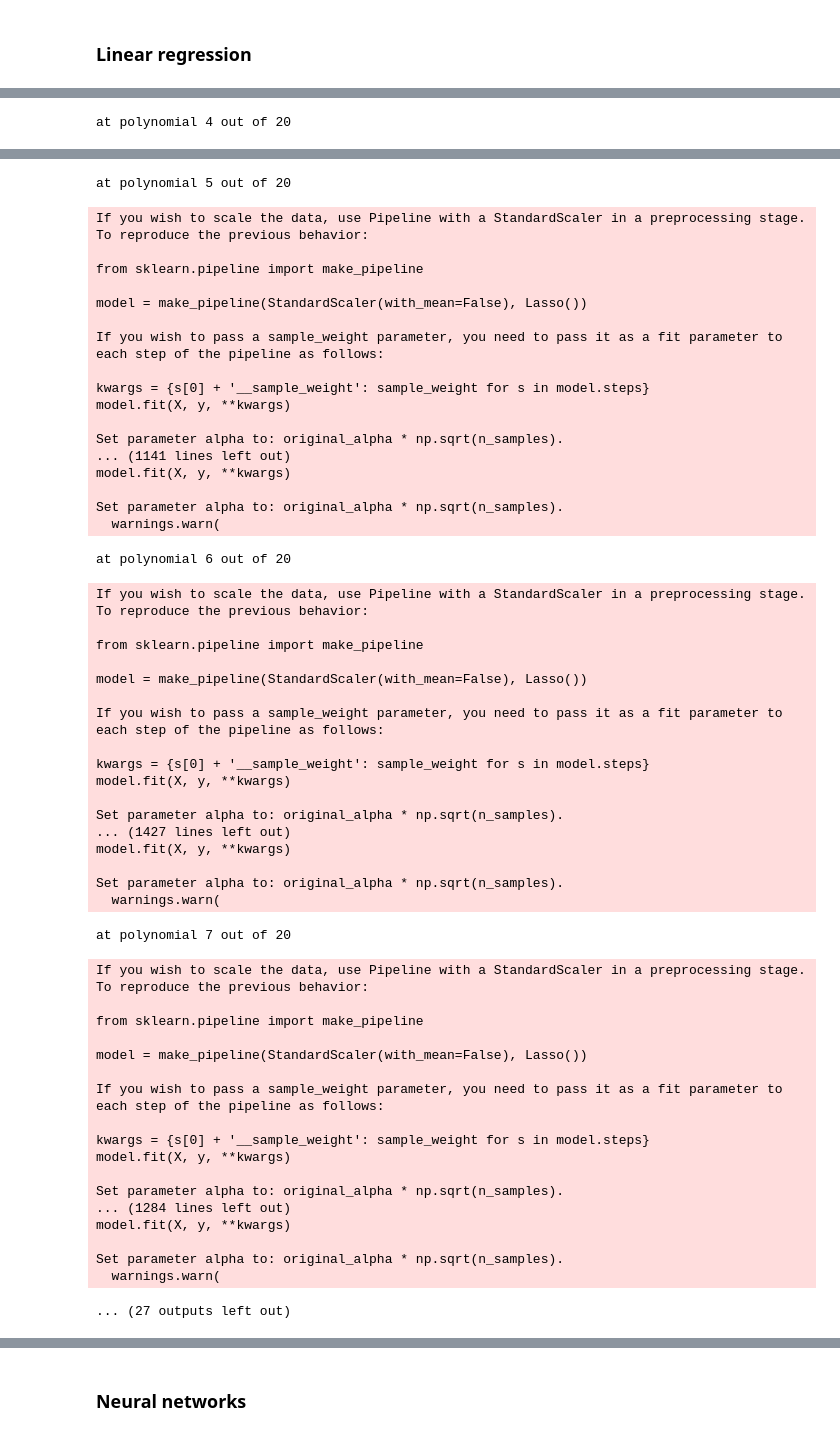
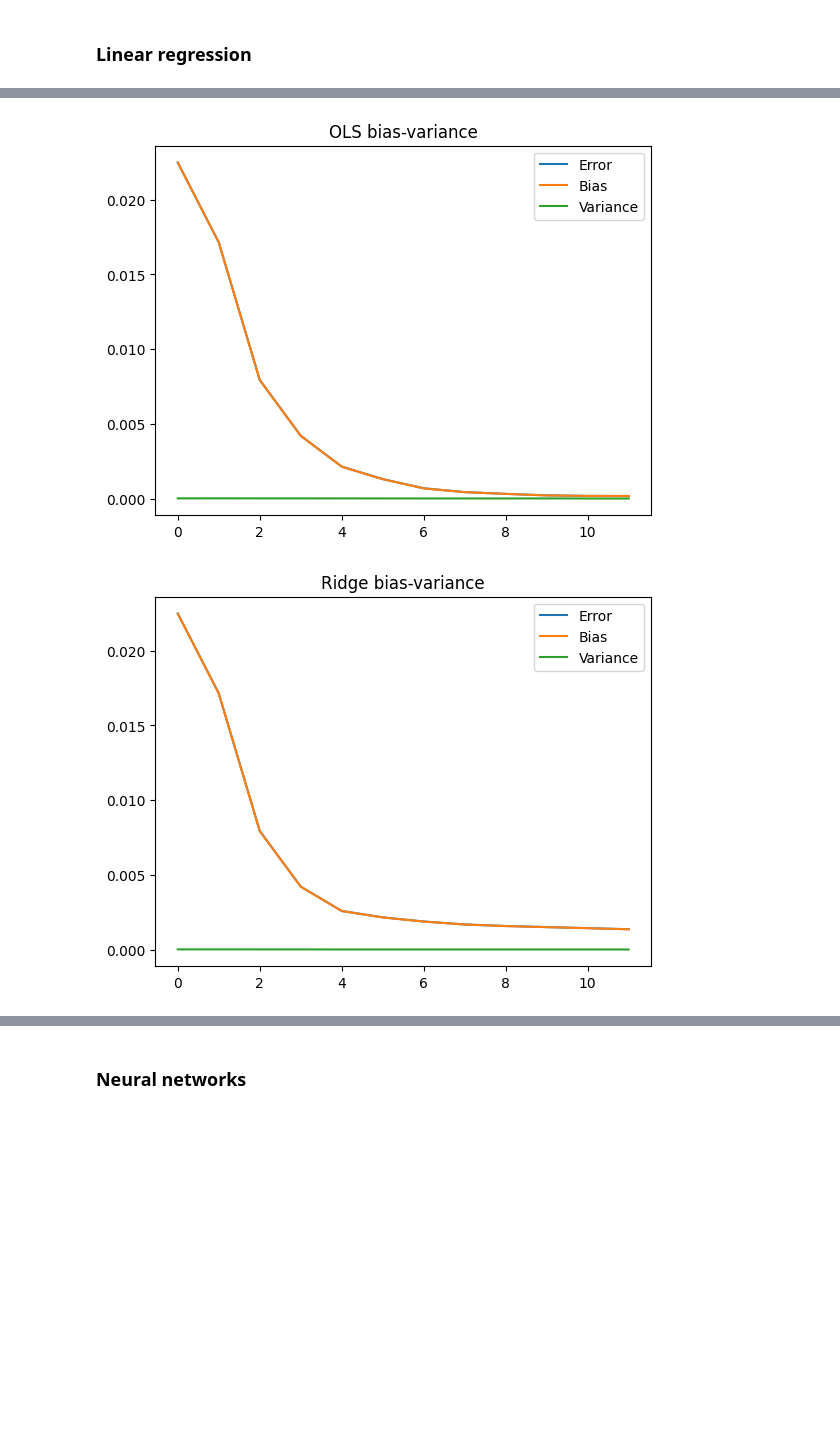
Before and after one commit to mathiasmellemstuen/FYS_STK4155_Prosjekt_3, a Jupyter notebook: src/bias_variance.ipynb, the cells around one changed output, grey strips where cells are left out. Drawn from its saved outputs; the diff is of its cells as text; code cells hidden in the pictures; blank space fills up the shorter version.

```diff
--- a/src/bias_variance.ipynb
+++ b/src/bias_variance.ipynb
@@ -18,7 +23,7 @@ x, y, z = create_data_samples(DataSamplesType.TEST)
 # %% [markdown]
 ### Linear regression
 # %%
-max_polynominal = 20
+max_polynominal = 12
 test_size = 0.2
 n_bootstraps = 100
 
@@ -26,6 +31,8 @@ ols_model = LinearModel(LinearModelType.OLS)
 ridge_model = LinearModel(LinearModelType.RIDGE)
 lasso_model = LinearModel(LinearModelType.LASSO)
 
+ridge_model.set_lambda(0.001)
+lasso_model.set_lambda(0.001)
 
 x = x.ravel()
 y = y.ravel()
@@ -77,4 +84,21 @@ plt.plot(biases[0, :], label="Bias")
 plt.plot(variances[0, :], label="Variance")
 plt.legend()
 plt.savefig("../figures/ols_bias_variance")
+
+
+plt.figure()
+plt.title("Ridge bias-variance")
+plt.plot(errors[1, :], label="Error")
+plt.plot(biases[1, :], label="Bias")
+plt.plot(variances[1, :], label="Variance")
+plt.legend()
+plt.savefig("../figures/ridge_bias_variance")
+
+plt.figure()
+plt.title("Lasso bias-variance")
+plt.plot(errors[1, :], label="Error")
+plt.plot(biases[1, :], label="Bias")
+plt.plot(variances[1, :], label="Variance")
+plt.legend()
+plt.savefig("../figures/lasso_bias_variance")
 # %% [output]
@@ -118 +116,0 @@ Set parameter alpha to: original_alpha * np.sqrt(n_samples).
-at polynomial 4 out of 20
@@ -136,55 +117,2 @@ Set parameter alpha to: original_alpha * np.sqrt(n_samples).
-at polynomial 5 out of 20
-If you wish to scale the data, use Pipeline with a StandardScaler in a preprocessing stage. To reproduce the previous behavior:
-
-from sklearn.pipeline import make_pipeline
-
-model = make_pipeline(StandardScaler(with_mean=False), Lasso())
-
-If you wish to pass a sample_weight parameter, you need to pass it as a fit parameter to each step of the pipeline as follows:
-
-kwargs = {s[0] + '__sample_weight': sample_weight for s in model.steps}
-model.fit(X, y, **kwargs)
-
-Set parameter alpha to: original_alpha * np.sqrt(n_samples).
-... (1141 lines left out)
-model.fit(X, y, **kwargs)
-
-Set parameter alpha to: original_alpha * np.sqrt(n_samples).
-  warnings.warn(
-at polynomial 6 out of 20
-If you wish to scale the data, use Pipeline with a StandardScaler in a preprocessing stage. To reproduce the previous behavior:
-
-from sklearn.pipeline import make_pipeline
-
-model = make_pipeline(StandardScaler(with_mean=False), Lasso())
-
-If you wish to pass a sample_weight parameter, you need to pass it as a fit parameter to each step of the pipeline as follows:
-
-kwargs = {s[0] + '__sample_weight': sample_weight for s in model.steps}
-model.fit(X, y, **kwargs)
-
-Set parameter alpha to: original_alpha * np.sqrt(n_samples).
-... (1427 lines left out)
-model.fit(X, y, **kwargs)
-
-Set parameter alpha to: original_alpha * np.sqrt(n_samples).
-  warnings.warn(
-at polynomial 7 out of 20
-If you wish to scale the data, use Pipeline with a StandardScaler in a preprocessing stage. To reproduce the previous behavior:
-
-from sklearn.pipeline import make_pipeline
-
-model = make_pipeline(StandardScaler(with_mean=False), Lasso())
-
-If you wish to pass a sample_weight parameter, you need to pass it as a fit parameter to each step of the pipeline as follows:
-
-kwargs = {s[0] + '__sample_weight': sample_weight for s in model.steps}
-model.fit(X, y, **kwargs)
-
-Set parameter alpha to: original_alpha * np.sqrt(n_samples).
-... (1284 lines left out)
-model.fit(X, y, **kwargs)
-
-Set parameter alpha to: original_alpha * np.sqrt(n_samples).
-  warnings.warn(
-... (27 outputs left out)
+[figure, added]
+[figure, added]
```
Also changed, not shown: parts of 4 cells of this notebook, 3 other files.
